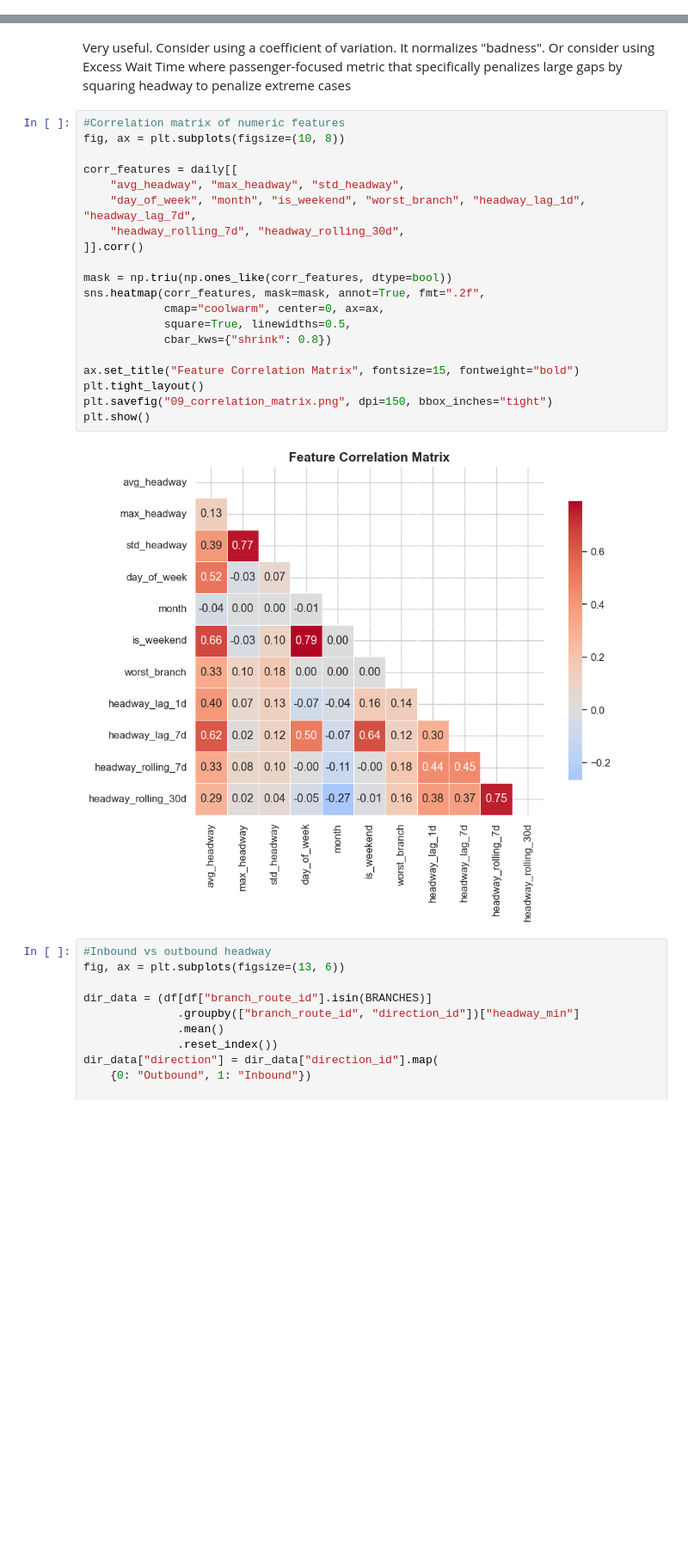
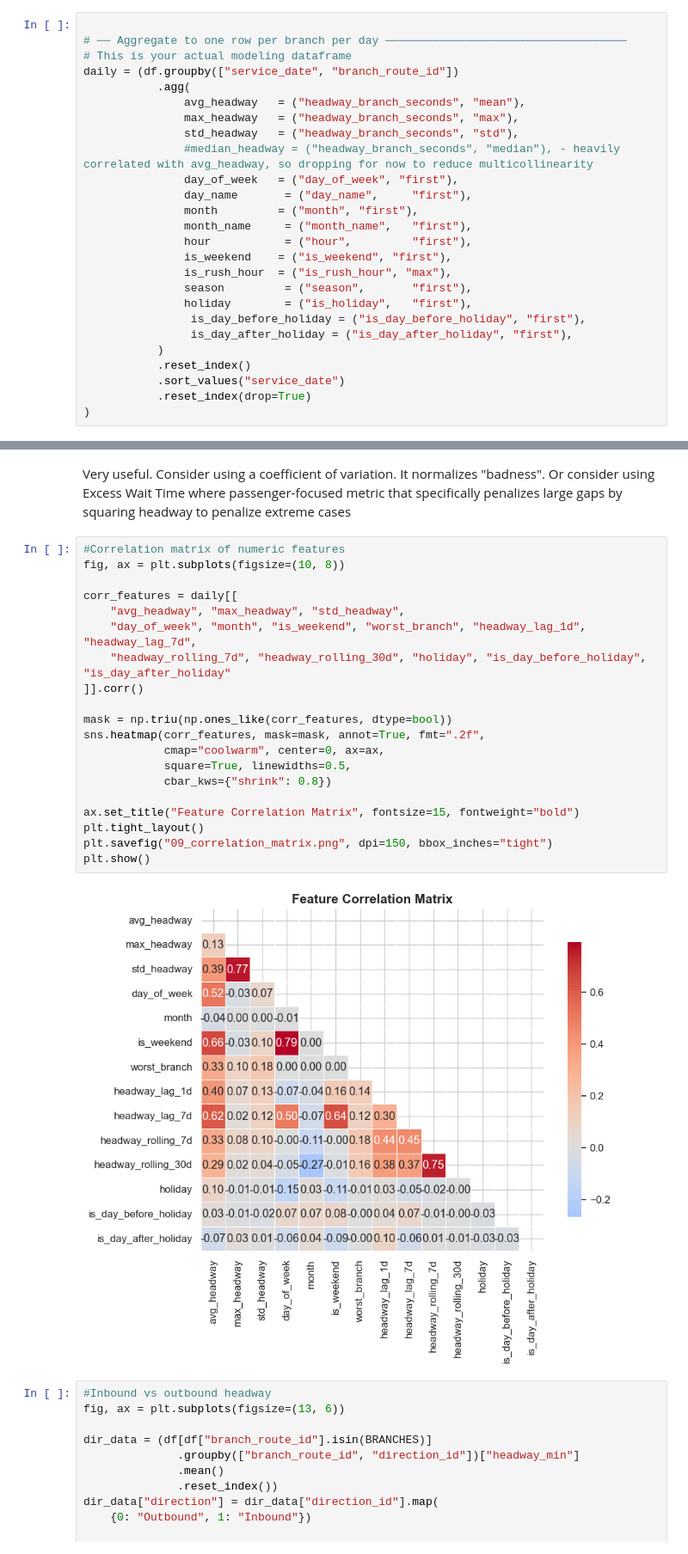
Before and after one commit to joesteriti/Green-Line, a Jupyter notebook: performance_model/performance_model.ipynb, the cells around one changed output, grey strips where cells are left out. Shown at 86% size. Drawn from its saved outputs; the diff is of its cells as text; blank space fills up the shorter version.

```diff
--- a/performance_model/performance_model.ipynb
+++ b/performance_model/performance_model.ipynb
@@ -277,0 +329,26 @@ daily = (df.groupby(["service_date", "branch_route_id"])
+# %%
+
+# ── Aggregate to one row per branch per day ────────────────────────────────────
+# This is your actual modeling dataframe
+daily = (df.groupby(["service_date", "branch_route_id"])
+           .agg(
+               avg_headway   = ("headway_branch_seconds", "mean"),
+               max_headway   = ("headway_branch_seconds", "max"),
+               std_headway   = ("headway_branch_seconds", "std"),
+               #median_headway = ("headway_branch_seconds", "median"), - heavily correlated with avg_headway, so dropping for now to reduce multicollinearity
+               day_of_week   = ("day_of_week", "first"),
+               day_name       = ("day_name",     "first"),
+               month         = ("month", "first"),
+               month_name     = ("month_name",   "first"),
+               hour           = ("hour",         "first"),
+               is_weekend    = ("is_weekend", "first"),
+               is_rush_hour  = ("is_rush_hour", "max"),
+               season         = ("season",       "first"),
+               holiday        = ("is_holiday",   "first"),
+                is_day_before_holiday = ("is_day_before_holiday", "first"),
+                is_day_after_holiday = ("is_day_after_holiday", "first"),
+           )
+           .reset_index()
+           .sort_values("service_date")
+           .reset_index(drop=True)
+)
@@ -650,25 +896,25 @@ Very useful. Consider using a coefficient of variation. It normalizes "badness".
 # %%
 #Correlation matrix of numeric features
 fig, ax = plt.subplots(figsize=(10, 8))
 
 corr_features = daily[[
     "avg_headway", "max_headway", "std_headway",
     "day_of_week", "month", "is_weekend", "worst_branch", "headway_lag_1d", "headway_lag_7d",
-    "headway_rolling_7d", "headway_rolling_30d",
+    "headway_rolling_7d", "headway_rolling_30d", "holiday", "is_day_before_holiday", "is_day_after_holiday"
 ]].corr()
 
 mask = np.triu(np.ones_like(corr_features, dtype=bool))
 sns.heatmap(corr_features, mask=mask, annot=True, fmt=".2f",
             cmap="coolwarm", center=0, ax=ax,
             square=True, linewidths=0.5,
             cbar_kws={"shrink": 0.8})
 
 ax.set_title("Feature Correlation Matrix", fontsize=15, fontweight="bold")
 plt.tight_layout()
 plt.savefig("09_correlation_matrix.png", dpi=150, bbox_inches="tight")
 plt.show()
 # %% [output]
-[figure, old version]
+[figure, new version]
 # %%
 #Inbound vs outbound headway
 fig, ax = plt.subplots(figsize=(13, 6))
```
Also changed, not shown: parts of 18 cells of this notebook, 3 other files.
